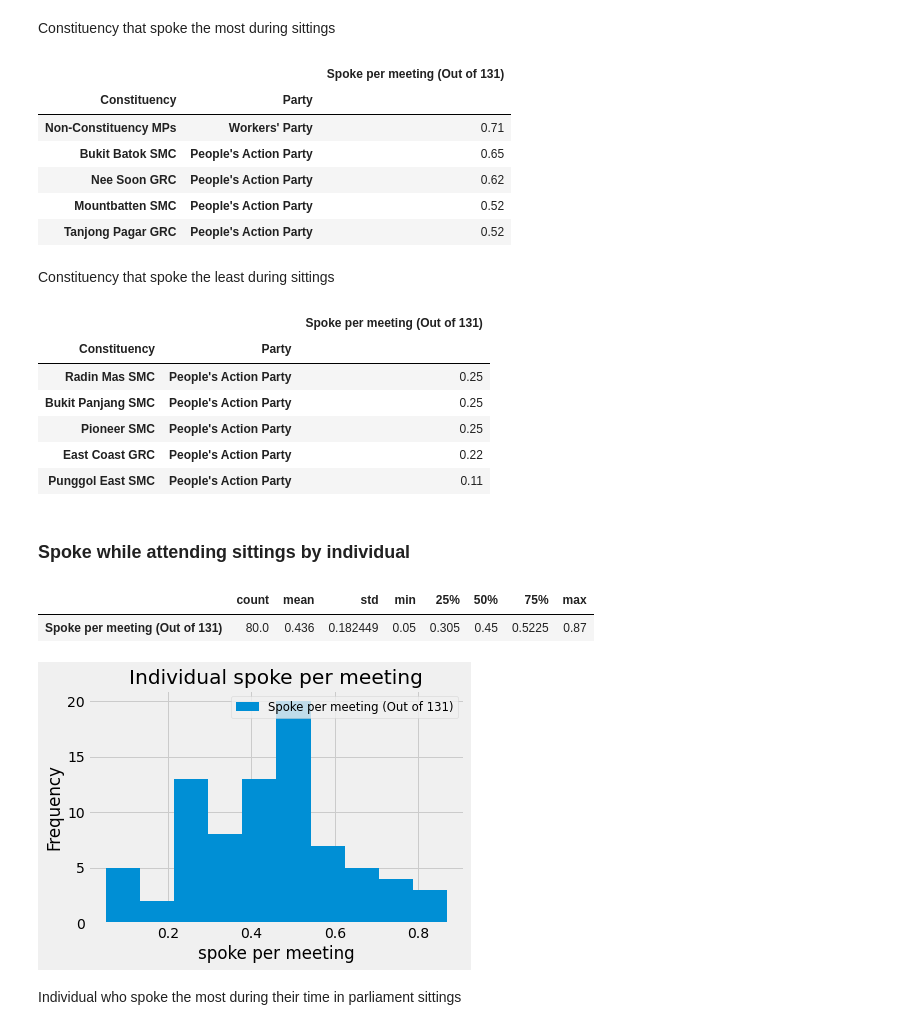
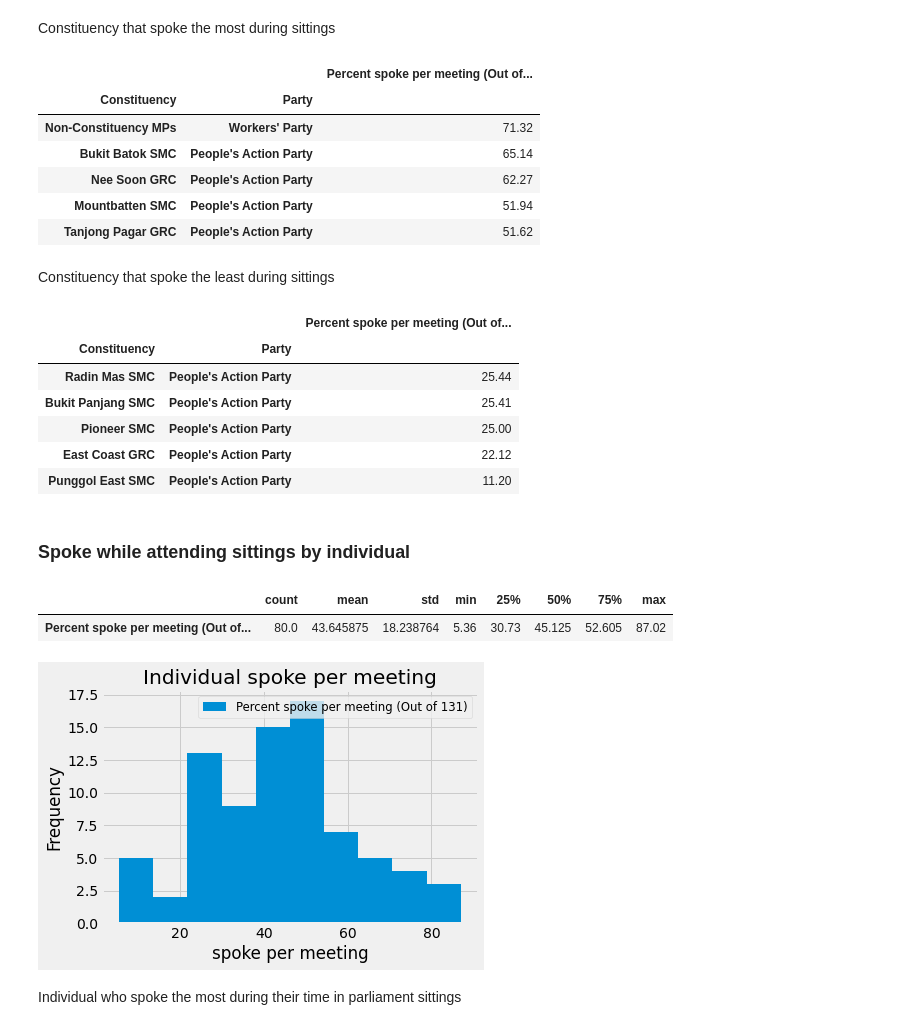
Before and after one commit to lingjie00/exploring_Sg_MP_attendance_and_speaking_count, a Jupyter notebook: A more detailed exploration of MPs' attendance and speaking count.ipynb, the cells around one changed output. Saved outputs shown, nothing was run; the diff lists cells and outputs as text; code cells hidden in the pictures.

Commit message:
corrected a mistake on spoke while attending meeting

```diff
--- a/A more detailed exploration of MPs' attendance and speaking count.ipynb
+++ b/A more detailed exploration of MPs' attendance and speaking count.ipynb
@@ -514,8 +514,8 @@ attendance_speaking = pd.merge(
     speaking[['Name', 'Number of Sittings Spoken (Out of 131)']],
     on='Name')
 # %%
-attendance_speaking['Spoke per meeting (Out of 131)'] = (attendance_speaking['Number of Sittings Spoken (Out of 131)']) /\
-                                        (attendance_speaking['Number of Sittings Attended (Out of 132)']-1)\
+attendance_speaking['Percent spoke per meeting (Out of 131)'] = ((attendance_speaking['Number of Sittings Spoken (Out of 131)']) /\
+                                        (attendance_speaking['Number of Sittings Attended (Out of 132)']-1)*100)\
                                         .round(2)
 # %%
 attendance_speaking = attendance_speaking.drop([
@@ -561,46 +561,46 @@ plt.legend(fontsize='small')
 # %% [markdown]
 Constituency that spoke the most during sittings
 # %%
-(attendance_speaking.groupby(['Constituency','Party'])[['Spoke per meeting (Out of 131)']].mean())\
-                    .sort_values('Spoke per meeting (Out of 131)',ascending=False).round(2).head()
+(attendance_speaking.groupby(['Constituency','Party'])[['Percent spoke per meeting (Out of 131)']].mean())\
+                    .sort_values('Percent spoke per meeting (Out of 131)',ascending=False).round(2).head()
 # %% [output]
-|  |  | Spoke per meeting (Out of 131) |
+|  |  | Percent spoke per meeting (Out of... |
 | Constituency | Party |  |
-| Non-Constituency MPs | Workers' Party | 0.71 |
-| Bukit Batok SMC | People's Action Party | 0.65 |
-| Nee Soon GRC | People's Action Party | 0.62 |
-| Mountbatten SMC | People's Action Party | 0.52 |
-| Tanjong Pagar GRC | People's Action Party | 0.52 |
+| Non-Constituency MPs | Workers' Party | 71.32 |
+| Bukit Batok SMC | People's Action Party | 65.14 |
+| Nee Soon GRC | People's Action Party | 62.27 |
+| Mountbatten SMC | People's Action Party | 51.94 |
+| Tanjong Pagar GRC | People's Action Party | 51.62 |
 # %% [markdown]
 Constituency that spoke the least during sittings
 # %%
-(attendance_speaking.groupby(['Constituency','Party'])[['Spoke per meeting (Out of 131)']].mean())\
-                    .sort_values('Spoke per meeting (Out of 131)',ascending=False).round(2).tail()
+(attendance_speaking.groupby(['Constituency','Party'])[['Percent spoke per meeting (Out of 131)']].mean())\
+                    .sort_values('Percent spoke per meeting (Out of 131)',ascending=False).round(2).tail()
 # %% [output]
-|  |  | Spoke per meeting (Out of 131) |
+|  |  | Percent spoke per meeting (Out of... |
 | Constituency | Party |  |
-| Radin Mas SMC | People's Action Party | 0.25 |
-| Bukit Panjang SMC | People's Action Party | 0.25 |
-| Pioneer SMC | People's Action Party | 0.25 |
-| East Coast GRC | People's Action Party | 0.22 |
-| Punggol East SMC | People's Action Party | 0.11 |
+| Radin Mas SMC | People's Action Party | 25.44 |
+| Bukit Panjang SMC | People's Action Party | 25.41 |
+| Pioneer SMC | People's Action Party | 25.00 |
+| East Coast GRC | People's Action Party | 22.12 |
+| Punggol East SMC | People's Action Party | 11.20 |
 # %% [markdown]
 ### Spoke while attending sittings by individual
 # %%
-(attendance_speaking[['Party', 'Constituency','Name','Spoke per meeting (Out of 131)']].\
-    sort_values('Spoke per meeting (Out of 131)',ascending=False).\
+(attendance_speaking[['Party', 'Constituency','Name','Percent spoke per meeting (Out of 131)']].\
+    sort_values('Percent spoke per meeting (Out of 131)',ascending=False).\
          set_index(['Party', 'Constituency','Name'])).round(2).\
                     plot.hist(bins=10)
 plt.xlabel('spoke per meeting'), plt.title('Individual spoke per meeting')
 plt.legend(fontsize='small')
 
-(attendance_speaking[['Party', 'Constituency','Name','Spoke per meeting (Out of 131)']].\
-    sort_values('Spoke per meeting (Out of 131)',ascending=False).\
+(attendance_speaking[['Party', 'Constituency','Name','Percent spoke per meeting (Out of 131)']].\
+    sort_values('Percent spoke per meeting (Out of 131)',ascending=False).\
          set_index(['Party', 'Constituency','Name'])).round(2).describe().T
 # %% [output]
 |  | count | mean | std | min | 25% | 50% | 75% | max |
-| Spoke per meeting (Out of 131) | 80.0 | 0.436 | 0.182449 | 0.05 | 0.305 | 0.45 | 0.5225 | 0.87 |
+| Percent spoke per meeting (Out of... | 80.0 | 43.645875 | 18.238764 | 5.36 | 30.73 | 45.125 | 52.605 | 87.02 |
-[figure, old version]
+[figure, new version]
 # %% [markdown]
 Individual who spoke the most during their time in parliament sittings
 # %%
```
Also changed, not shown: parts of 13 cells of this notebook, 1 other file.
